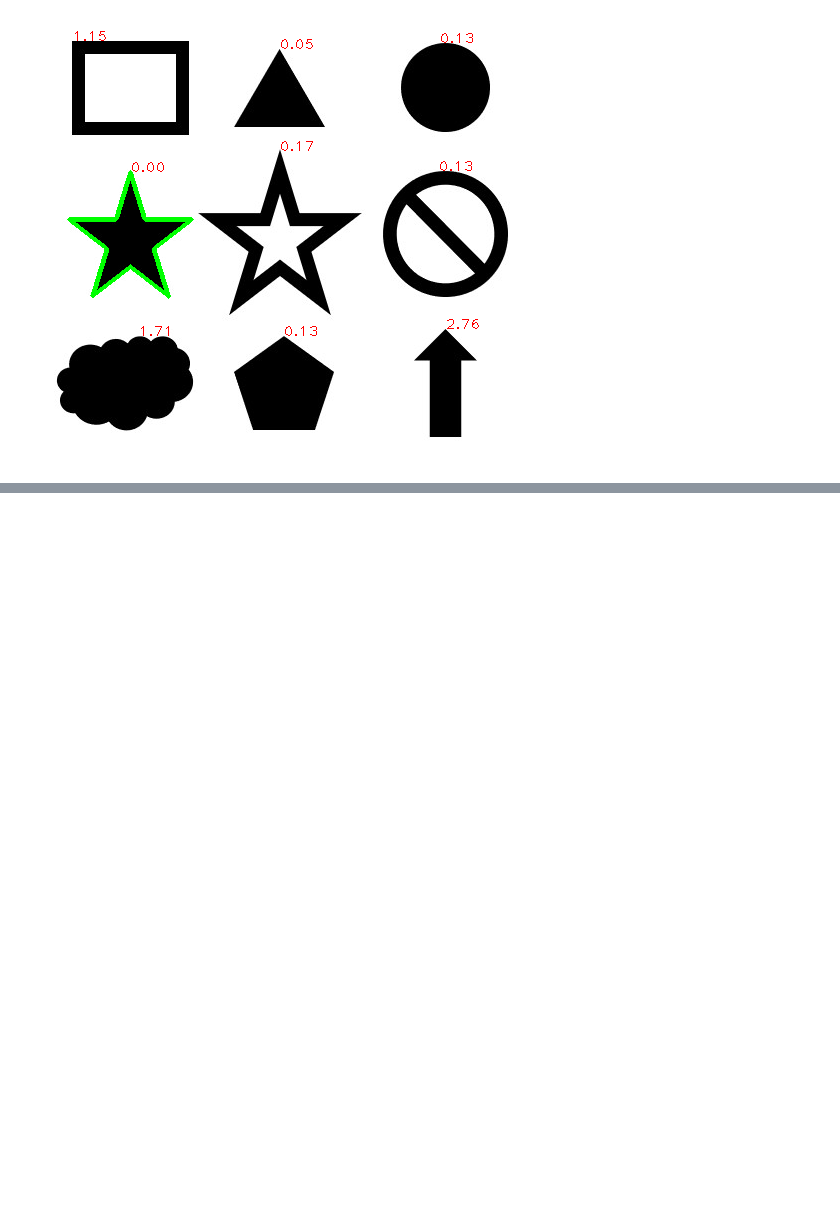
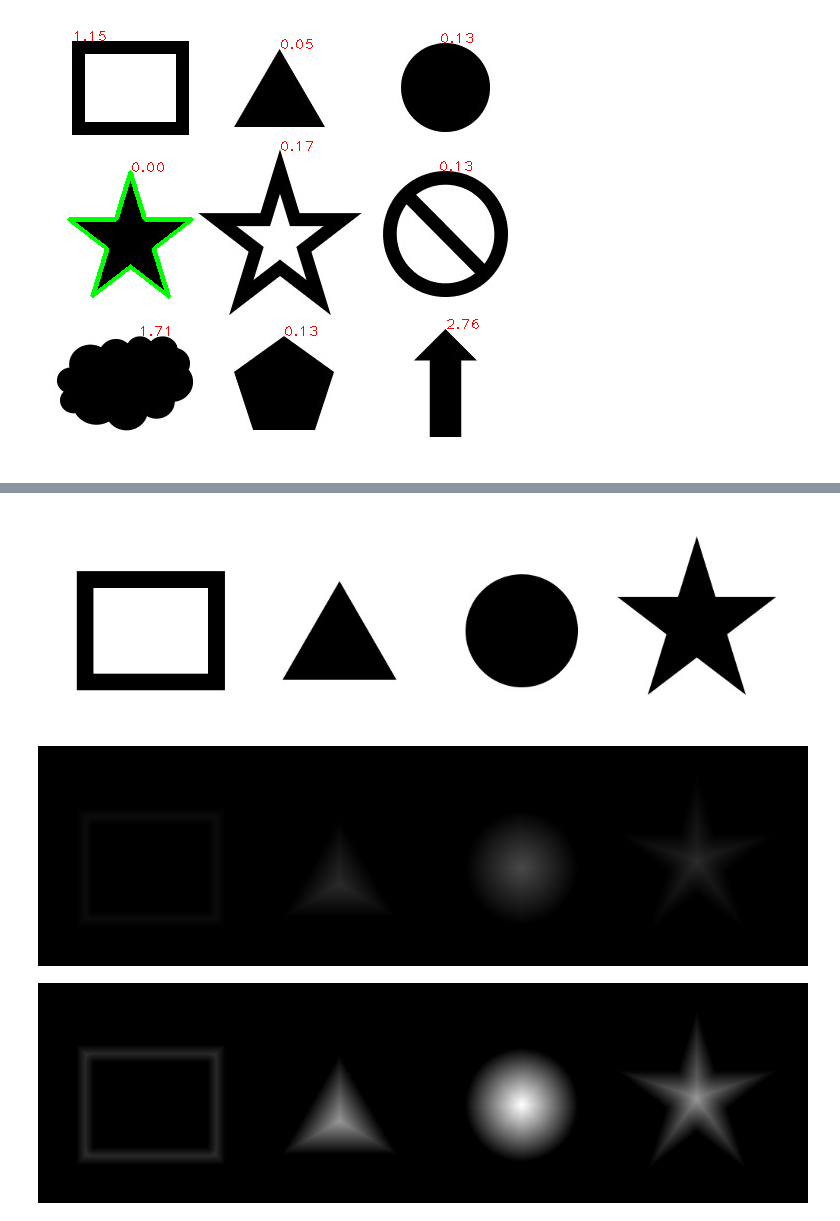
Before and after one commit to visualhan/ComputerVision_Colab, a Jupyter notebook: 9강_이미지분할.ipynb, the cells around one changed output, grey strips where cells are left out. Saved outputs shown, nothing was run; the diff lists cells and outputs as text; code cells hidden in the pictures; blank space fills up the shorter version.

```diff
--- a/9강_이미지분할.ipynb
+++ b/9강_이미지분할.ipynb
@@ -508,0 +672,27 @@ cv2_imshow(shapes)
+# %%
+import cv2
+import numpy as np
+from google.colab.patches import cv2_imshow
+
+img = cv2.imread('/content/drive/MyDrive/Colab Notebooks/photos/shapes/4shapes.jpg')
+
+gray = cv2.cvtColor(img, cv2.COLOR_BGR2GRAY)
+ret, thresh = cv2.threshold(gray, 0, 255, cv2.THRESH_BINARY_INV + cv2.THRESH_OTSU)
+
+dist_transform = cv2.distanceTransform(thresh, cv2.DIST_L2, 5)
+
+# 예제 이미지는 흑백이 명확해서 할 필요는 없지만, 실제 사진을 normalize하면 좋다.
+#dist_transform 함수를 사용하면 실수 타입(float32)의 이미지가 생성
+#normalize 함수를 사용
+result = cv2.normalize(dist_transform, None, 255, 0, cv2.NORM_MINMAX, cv2.CV_8UC1)
+
+cv2_imshow(img)
+cv2_imshow(dist_transform)  #형태의 가운데를 하얗게 한다.
+cv2_imshow(result)  # 이미지의 하얀 부분을 더 하얗게 했다.
+
+# 일반적인 카메라 영상을 이용하여 사람의 뼈대를 그리고, 움직임을 트래킹할 수 있다.
+# tracking play in sports
+# %% [output]
+[figure, added]
+[figure, added]
+[figure, added]
```
Also changed, not shown: parts of 12 cells of this notebook.
